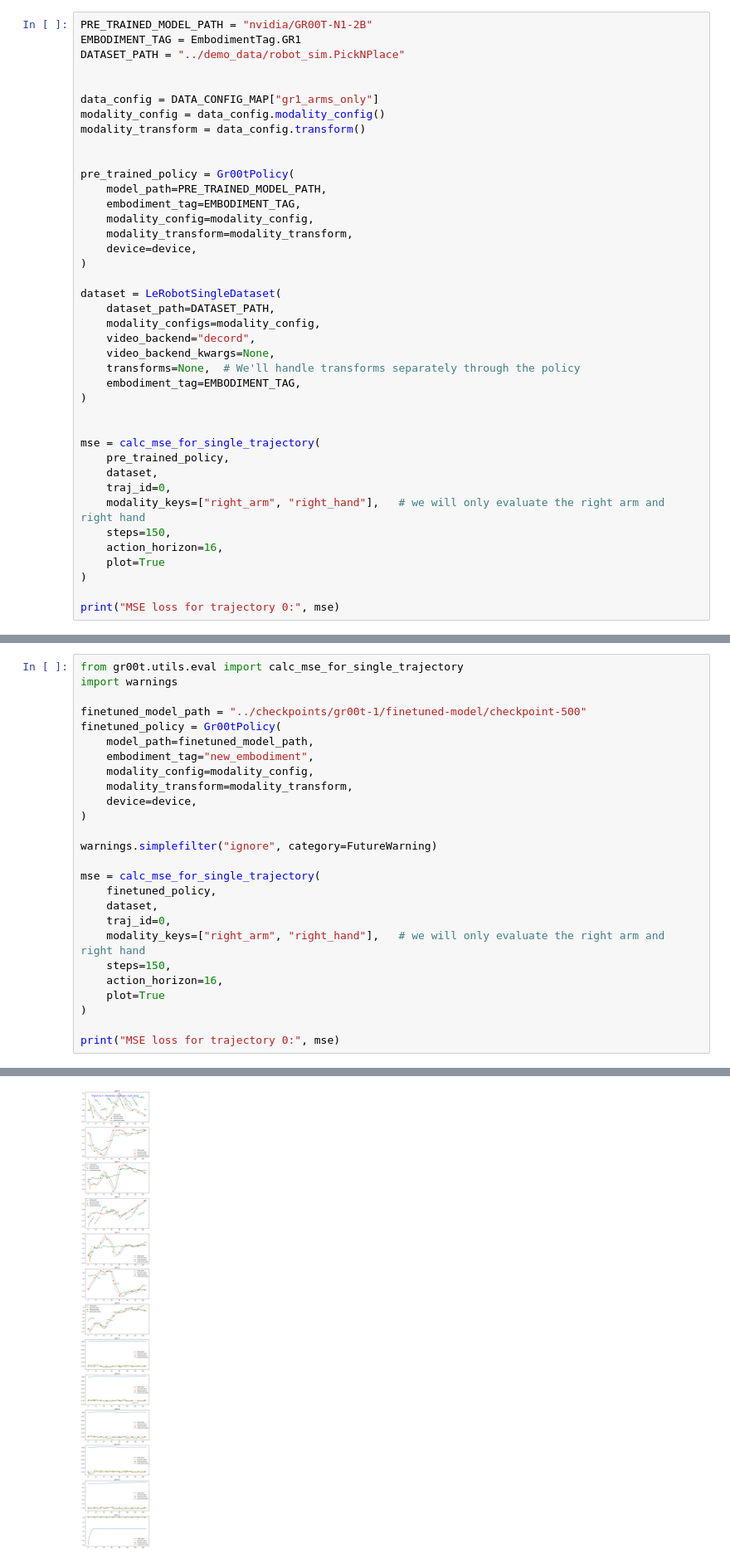
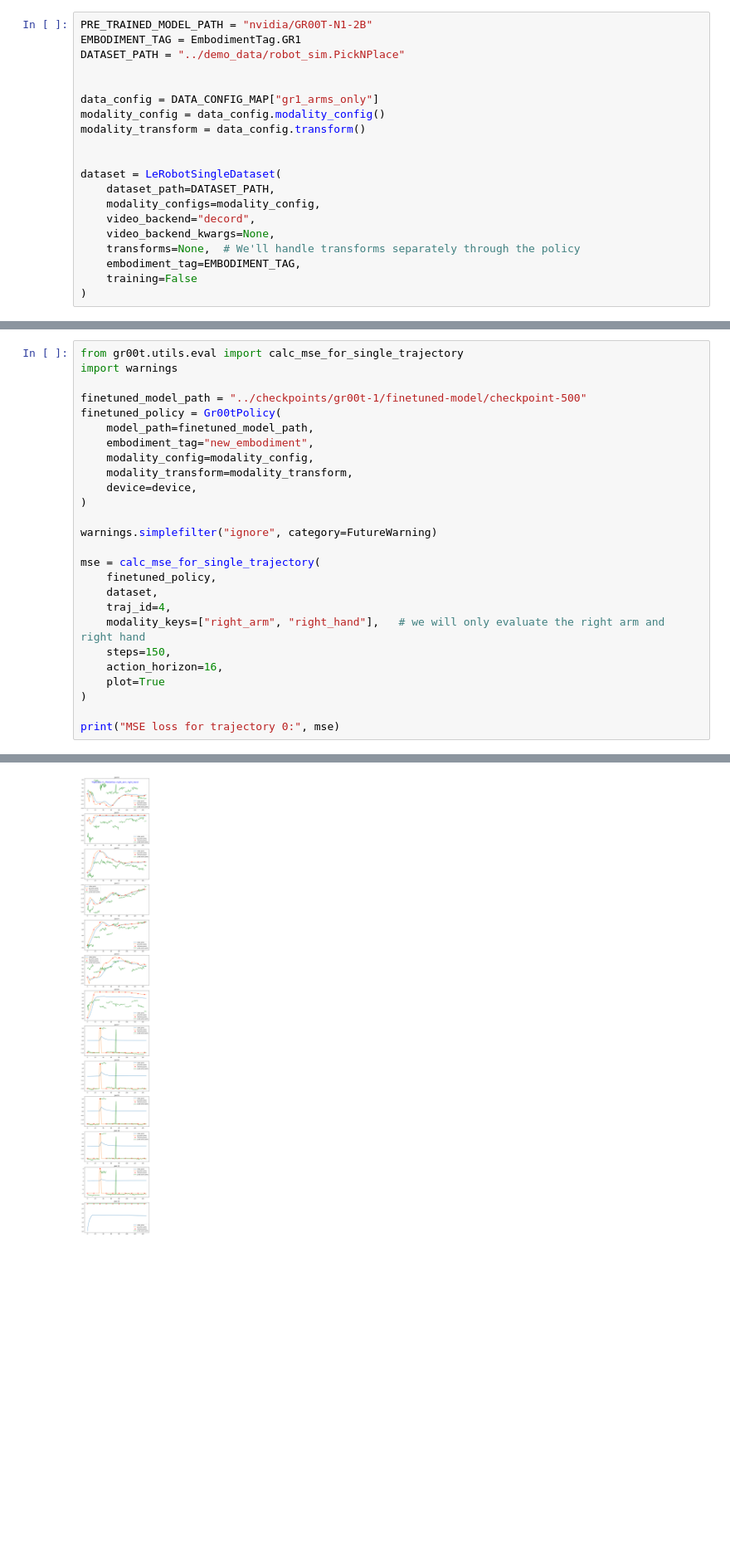
Before and after one commit to LR-AI-Labs/Isaac-GR00T, a Jupyter notebook: getting_started/2_finetuning.ipynb, the cells around one changed output, grey strips where cells are left out. Shown at 83% size. Cells and saved outputs as stored; diff of their text form; blank space fills up the shorter version.

```diff
--- a/getting_started/2_finetuning.ipynb
+++ b/getting_started/2_finetuning.ipynb
@@ -40,14 +46,6 @@ modality_config = data_config.modality_config()
 modality_transform = data_config.transform()
 
 
-pre_trained_policy = Gr00tPolicy(
-    model_path=PRE_TRAINED_MODEL_PATH,
-    embodiment_tag=EMBODIMENT_TAG,
-    modality_config=modality_config,
-    modality_transform=modality_transform,
-    device=device,
-)
-
 dataset = LeRobotSingleDataset(
     dataset_path=DATASET_PATH,
     modality_configs=modality_config,
@@ -55,18 +53,6 @@ dataset = LeRobotSingleDataset(
     video_backend_kwargs=None,
     transforms=None,  # We'll handle transforms separately through the policy
     embodiment_tag=EMBODIMENT_TAG,
+    training=False
 )
-
-
-mse = calc_mse_for_single_trajectory(
-    pre_trained_policy,
-    dataset,
-    traj_id=0,
-    modality_keys=["right_arm", "right_hand"],   # we will only evaluate the right arm and right hand
-    steps=150,
-    action_horizon=16,
-    plot=True
-)
-
-print("MSE loss for trajectory 0:", mse)
 # %% [output]
@@ -184,7 +113,7 @@ warnings.simplefilter("ignore", category=FutureWarning)
 mse = calc_mse_for_single_trajectory(
     finetuned_policy,
     dataset,
-    traj_id=0,
+    traj_id=4,
     modality_keys=["right_arm", "right_hand"],   # we will only evaluate the right arm and right hand
     steps=150,
     action_horizon=16,
@@ -213 +142 @@ Average inference time per action_horizon: 0.6807204352484809
-[figure, old version]
+[figure, new version]
```
Also changed, not shown: parts of 9 cells of this notebook, 1 other file.
